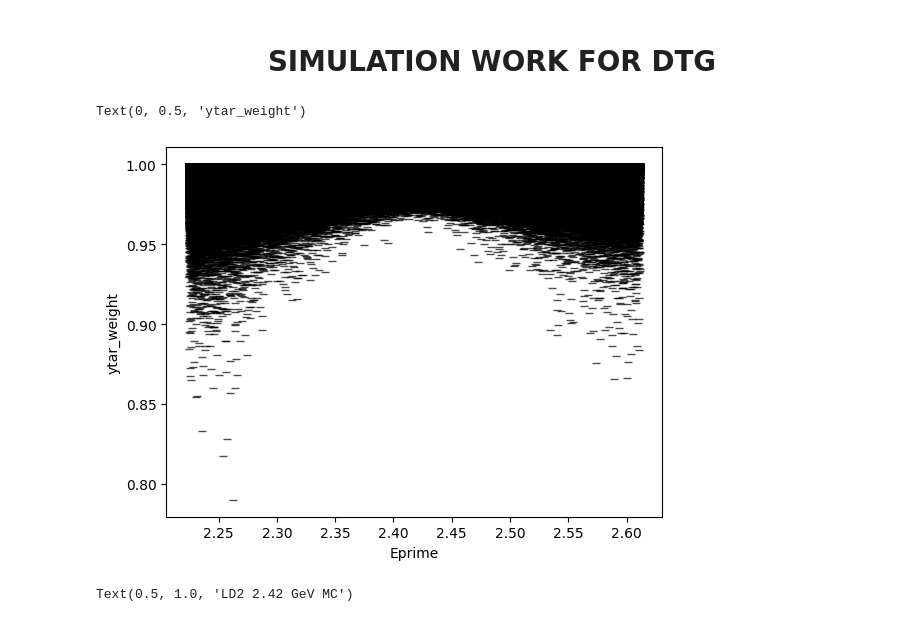
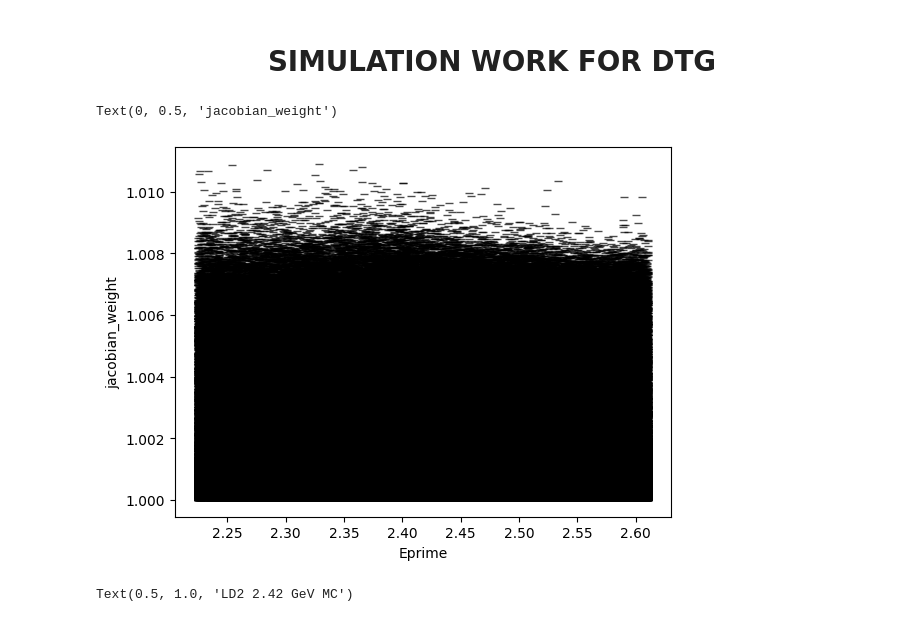
Before and after one commit to ab6361/Cross_Section, a Jupyter notebook: multi_xsec.ipynb, the cells around one changed output. Saved outputs shown, nothing was run; the diff lists cells and outputs as text; code cells hidden in the pictures.

```diff
--- a/multi_xsec.ipynb
+++ b/multi_xsec.ipynb
@@ -20,18 +22,18 @@ start_time = time.time()
 r.EnableImplicitMT()
 folder = 'multi'
 
-ntg = 'Ca48' #What is the nuclei in numerator?
+ntg = 'C12' # What is the nuclei in numerator?
 nsimstring = ntg.lower()
 print("nsimstring", nsimstring)
-dtg = 'LD2' #What is the nuclei in denominator?
+dtg = 'LD2' # What is the nuclei in denominator?
 dsimstring = dtg.lower()
 print("dsimstring", dsimstring)
-ald = 'Dummy' #Aluminium dummy target
-dang = 20.0 #What is your desired angle?
-dmom = [2.42, 2.71, 3.04, 3.40, 3.81, 4.27, 4.78, 5.36, 5.878, 6.6] #What are your desired central momenta (just the magnitude)
+ald = 'Dummy' # Aluminium dummy target
+dang = 20.0 # What is your desired angle?
+dmom = [2.42, 2.71, 3.04, 3.40, 3.81, 4.27, 4.78, 5.36, 5.878, 6.6] # What are your desired central momenta (just the magnitude)
 cafe_report_path = '/Users/AbSir/Library/CloudStorage/GoogleDrive-asharda@vols.utk.edu/My Drive/xem2/reportfiles/'
 tinfo_path = '/Users/AbSir/Library/CloudStorage/GoogleDrive-asharda@vols.utk.edu/My Drive/xem2/HMS_runlist.txt'
-bin_num = 32 * len(dmom) #half percent bins according to the resolution of the spectrometer (-8% to 8%)
+bin_num = 32 * len(dmom) # half percent bins according to the resolution of the spectrometer (-8% to 8%)
 bin_eprime_low = 2.22
 bin_eprime_high = bin_eprime_low + 0.0125 * bin_num
 print("bin_eprime_high", bin_eprime_high)
@@ -314,6 +316,18 @@ if C != 0:
     subtracted_bin_contents_5p878 = subtracted_bin_contents_5p878 - C * contaminant_eprime_bin_contents_5p878
     subtracted_bin_contents_6p6 = subtracted_bin_contents_6p6 - C * contaminant_eprime_bin_contents_6p6
 
+    # Add the errors in quadrature
+    subtracted_bin_errors_2p42 = np.sqrt((subtracted_bin_errors_2p42)**2 + (contaminant_eprime_bin_errors_2p42)**2)
+    subtracted_bin_errors_2p71 = np.sqrt((subtracted_bin_errors_2p71)**2 + (contaminant_eprime_bin_errors_2p71)**2)
+    subtracted_bin_errors_3p04 = np.sqrt((subtracted_bin_errors_3p04)**2 + (contaminant_eprime_bin_errors_3p04)**2)
+    subtracted_bin_errors_3p4 = np.sqrt((subtracted_bin_errors_3p4)**2 + (contaminant_eprime_bin_errors_3p4)**2)
+    subtracted_bin_errors_3p81 = np.sqrt((subtracted_bin_errors_3p81)**2 + (contaminant_eprime_bin_errors_3p81)**2)
+    subtracted_bin_errors_4p27 = np.sqrt((subtracted_bin_errors_4p27)**2 + (contaminant_eprime_bin_errors_4p27)**2)
+    subtracted_bin_errors_4p78 = np.sqrt((subtracted_bin_errors_4p78)**2 + (contaminant_eprime_bin_errors_4p78)**2)
+    subtracted_bin_errors_5p36 = np.sqrt((subtracted_bin_errors_5p36)**2 + (contaminant_eprime_bin_errors_5p36)**2)
+    subtracted_bin_errors_5p878 = np.sqrt((subtracted_bin_errors_5p878)**2 + (contaminant_eprime_bin_errors_5p878)**2)
+    subtracted_bin_errors_6p6 = np.sqrt((subtracted_bin_errors_6p6)**2 + (contaminant_eprime_bin_errors_6p6)**2)
+
     fig, ax = plt.subplots()
     ax.errorbar(eprime_bin_centers_2p42, subtracted_bin_contents_2p42, yerr = subtracted_bin_errors_2p42, fmt = '_', color = 'red', alpha = 0.7, label = '2.42 GeV')
     ax.errorbar(eprime_bin_centers_2p71, subtracted_bin_contents_2p71, yerr = subtracted_bin_errors_2p71, fmt = '_', color = 'blue', alpha = 0.7, label = '2.71 GeV')
@@ -347,7 +350,7 @@ Target dictionary found for Ca40
 <h1 align="center">SIMULATION WORK FOR NTG</h1>
 # %%
 #Read the Cross-section table
-V1, V2, V3, V4, V5, V6, V7, V8, V9, V10, V11, V12, V13 = ImportRadcor(f"/Users/AbSir/Library/CloudStorage/GoogleDrive-asharda@vols.utk.edu/My Drive/xem2/xsec_tables/xem2_20deg{nsimstring}22_hms.out")
+V1, V2, V3, V4, V5, V6, V7, V8, V9, V10, V11, V12, V13 = ImportRadcor(f"/Users/AbSir/Library/CloudStorage/GoogleDrive-asharda@vols.utk.edu/My Drive/xem2/xsec_tables/xem2_emc_rc_{nsimstring}22_hms.out")
 
 #Fixing the binning for the simulation histograms
 hseprime_min = bin_eprime_low
@@ -977,12 +983,15 @@ ax4.set_yscale('log')
 ax4.set_title(f'{dtg}@{dang}˚')
 fig4.savefig(f'{folder}/eprime_{dtg}_{dang}_{start_time:.0f}.pdf')
 # %%
-plt.plot(Eprime_dict[2.42], ytar_weight[2.42], '_', color = 'black', alpha = 0.7)
+# plt.plot(Eprime_dict[2.42], ytar_weight[2.42], '_', color = 'black', alpha = 0.7)
+# plt.xlabel('Eprime')
+# plt.ylabel('ytar_weight')
+plt.plot(Eprime_dict[2.42], jacobian_weight[2.42], '_', color = 'black', alpha = 0.7)
 plt.xlabel('Eprime')
-plt.ylabel('ytar_weight')
+plt.ylabel('jacobian_weight')
 # %% [output]
-Text(0, 0.5, 'ytar_weight')
+Text(0, 0.5, 'jacobian_weight')
-[figure, old version]
+[figure, new version]
 # %%
 plt.plot(ytarcut[2.42], Eprime_dict[2.42], '_', color = 'black', alpha = 0.7)
 plt.ylabel('Eprime')
```
Also changed, not shown: parts of 18 cells of this notebook, 3 other files.
